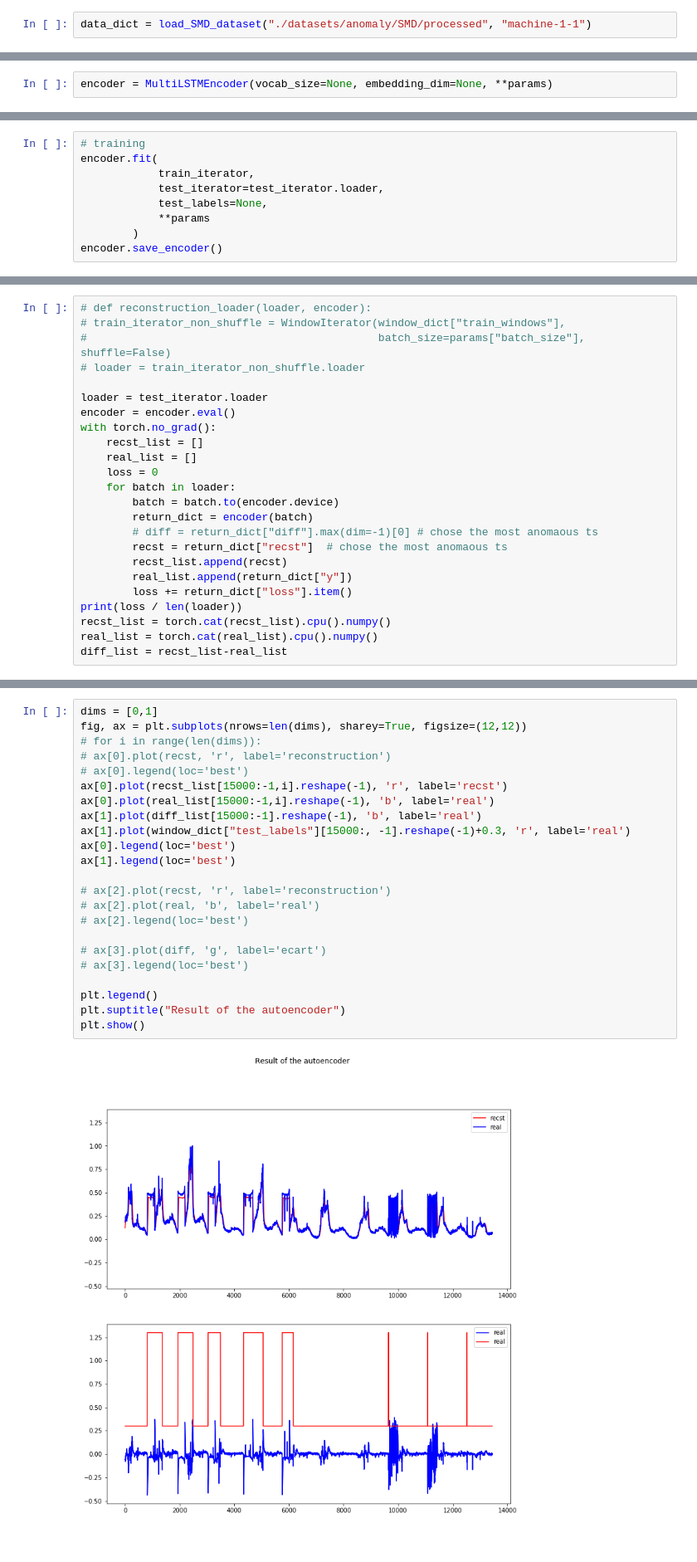
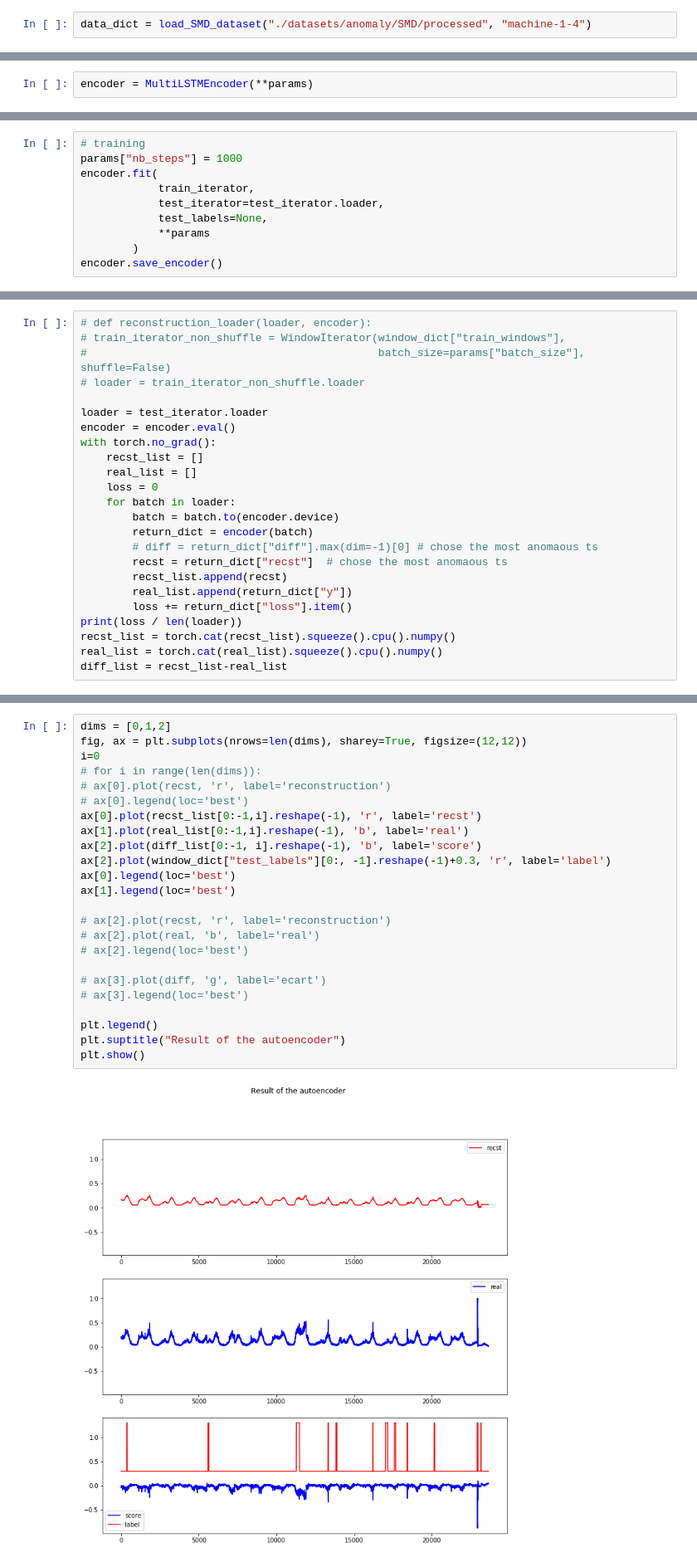
Before and after one commit to JinYang88/TS-anomaly, a Jupyter notebook: notebooks/multivariate_lstm_(no_tokens).ipynb, the cells around one changed output, grey strips where cells are left out. Shown at 83% size. Cells and saved outputs as stored; diff of their text form.

```diff
--- a/notebooks/multivariate_lstm_(no_tokens).ipynb
+++ b/notebooks/multivariate_lstm_(no_tokens).ipynb
@@ -35,5 +35,5 @@ params = initialize_config(config_dir, args)
 params["clear"] = 1
 params["nrows"] = None
 # %%
-data_dict = load_SMD_dataset("./datasets/anomaly/SMD/processed", "machine-1-1")
+data_dict = load_SMD_dataset("./datasets/anomaly/SMD/processed", "machine-1-4")
 # %% [output]
@@ -62,5 +62,5 @@ train_iterator = WindowIterator(window_dict["train_windows"], batch_size=params[
 test_iterator = WindowIterator(window_dict["test_windows"], batch_size=params["batch_size"], shuffle=False)
 params['in_channels'] = data_dict["dim"]
 # %%
-encoder = MultiLSTMEncoder(vocab_size=None, embedding_dim=None, **params)
+encoder = MultiLSTMEncoder(**params)
 # %% [output]
@@ -72,6 +72,7 @@ encoder = MultiLSTMEncoder(vocab_size=None, embedding_dim=None, **params)
 # batch_window, y = batch_window[:, 0:-1, :], batch_window[:, -1, :]
 # %%
 # training
+params["nb_steps"] = 1000
 encoder.fit(
             train_iterator,
             test_iterator=test_iterator.loader,
@@ -138,7 +143,7 @@ with torch.no_grad():
         real_list.append(return_dict["y"])
         loss += return_dict["loss"].item()
 print(loss / len(loader))
-recst_list = torch.cat(recst_list).cpu().numpy()
-real_list = torch.cat(real_list).cpu().numpy()
+recst_list = torch.cat(recst_list).squeeze().cpu().numpy()
+real_list = torch.cat(real_list).squeeze().cpu().numpy()
 diff_list = recst_list-real_list
 # %% [output]
@@ -154,25 +163,26 @@ print(diff_list.shape)
 # %%
-dims = [0,1]
+dims = [0,1,2]
 fig, ax = plt.subplots(nrows=len(dims), sharey=True, figsize=(12,12))
+i=0
 # for i in range(len(dims)):
 # ax[0].plot(recst, 'r', label='reconstruction')
 # ax[0].legend(loc='best')
-ax[0].plot(recst_list[15000:-1,i].reshape(-1), 'r', label='recst')
-ax[0].plot(real_list[15000:-1,i].reshape(-1), 'b', label='real')
-ax[1].plot(diff_list[15000:-1].reshape(-1), 'b', label='real')
-ax[1].plot(window_dict["test_labels"][15000:, -1].reshape(-1)+0.3, 'r', label='real')
+ax[0].plot(recst_list[0:-1,i].reshape(-1), 'r', label='recst')
+ax[1].plot(real_list[0:-1,i].reshape(-1), 'b', label='real')
+ax[2].plot(diff_list[0:-1, i].reshape(-1), 'b', label='score')
+ax[2].plot(window_dict["test_labels"][0:, -1].reshape(-1)+0.3, 'r', label='label')
 ax[0].legend(loc='best')
 ax[1].legend(loc='best')
 
 # ax[2].plot(recst, 'r', label='reconstruction')
 # ax[2].plot(real, 'b', label='real')
 # ax[2].legend(loc='best')
 
 # ax[3].plot(diff, 'g', label='ecart')
 # ax[3].legend(loc='best')
 
 plt.legend()
 plt.suptitle("Result of the autoencoder")
 plt.show()
 # %% [output]
-[figure, old version]
+[figure, new version]
```
Also changed, not shown: parts of 15 cells of this notebook, 8 other files.
